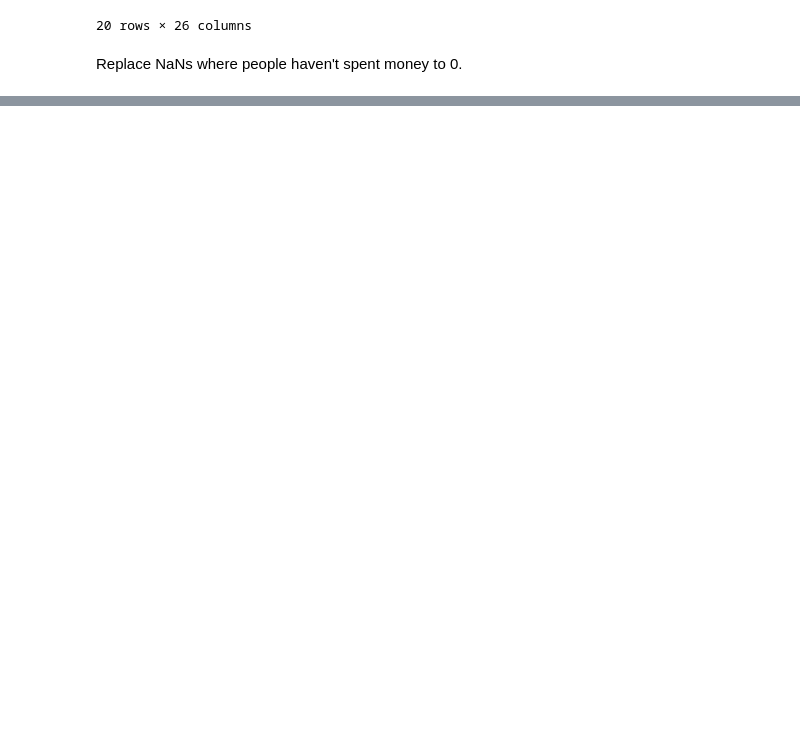
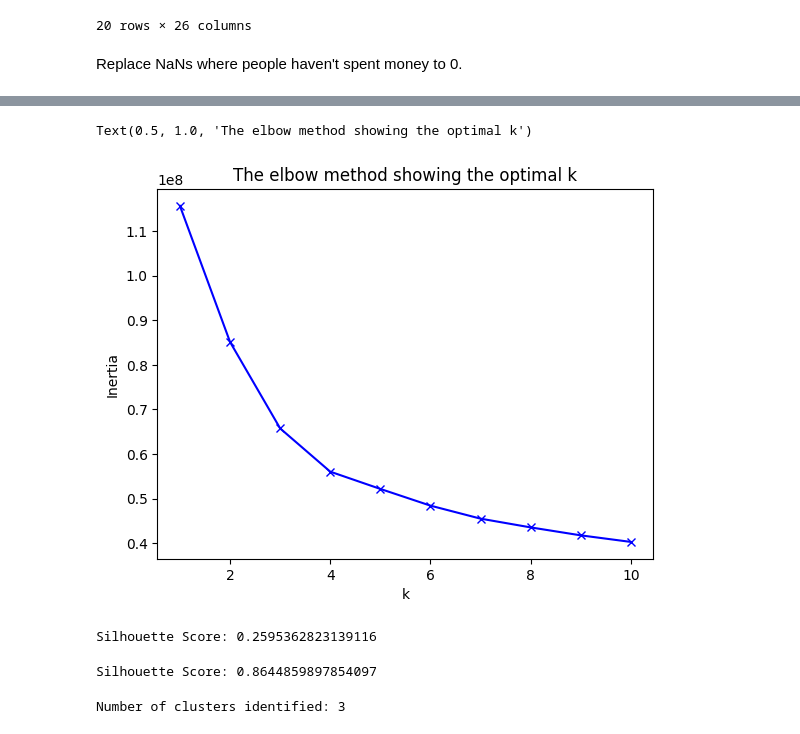
Before and after one commit to UoB-DSMP-2023-24/dsmp-2024-group-38, a Jupyter notebook: prepro-category-avg.ipynb, the cells around one changed output, grey strips where cells are left out. Drawn from its saved outputs; the diff is of its cells as text; code cells hidden in the pictures; blank space fills up the shorter version.

Commit message:
try hdbscan with average amount from catugory feature

```diff
--- a/prepro-category-avg.ipynb
+++ b/prepro-category-avg.ipynb
@@ -94 +95,59 @@ per_category.head(10)
 10 rows × 26 columns
+# %%
+X_train, X_test = train_test_split(per_category, test_size=0.25, random_state=42)
+# %%
+# loop over values of k from 1 to 10
+inertias = []
+K = 10
+for k in range(1, K+1):
+    # instantiate the KMeans class with k clusters
+    kmeans = KMeans(n_clusters= k)
+
+    # fit the model to the data
+    kmeans.fit(X_train)
+
+    # store the value of the inertia for this value of k
+    inertias.append(kmeans.inertia_)
+
+plt.figure()
+plt.plot(range(1, K+1), inertias, 'bx-')
+plt.xlabel('k')
+plt.ylabel('Inertia')
+plt.title('The elbow method showing the optimal k')
+# %% [output]
+Text(0.5, 1.0, 'The elbow method showing the optimal k')
+[figure, added]
+# %%
+# K-means clustering
+kmeans = KMeans(n_clusters=3, random_state=42)
+kmeans.fit(X_train)
+
+# predict clusters for the test data
+test_clusters = kmeans.predict(X_train)
+
+# evaluate the clustering performance
+silhouette_avg = silhouette_score(X_train, test_clusters)
+print("Silhouette Score:", silhouette_avg)
+# %% [output]
+Silhouette Score: 0.2595362823139116
+# %%
+# initialize HDBSCAN
+clusterer = hdbscan.HDBSCAN()
+
+# fit model
+clusterer.fit(X_train)
+
+# predict clusters for the test data
+test_clusters = clusterer.fit_predict(X_train)
+
+# evaluate the clusters
+silhouette_avg = silhouette_score(X_train, test_clusters)
+print("Silhouette Score:", silhouette_avg)
+# %% [output]
+Silhouette Score: 0.8644859897854097
+# %%
+# count the number of unique cluster labels
+num_clusters = len(np.unique(clusterer.labels_)) - 1  # Exclude noise points (-1)
+print("Number of clusters identified:", num_clusters)
+# %% [output]
+Number of clusters identified: 3
```
Also changed, not shown: parts of 4 cells of this notebook.
